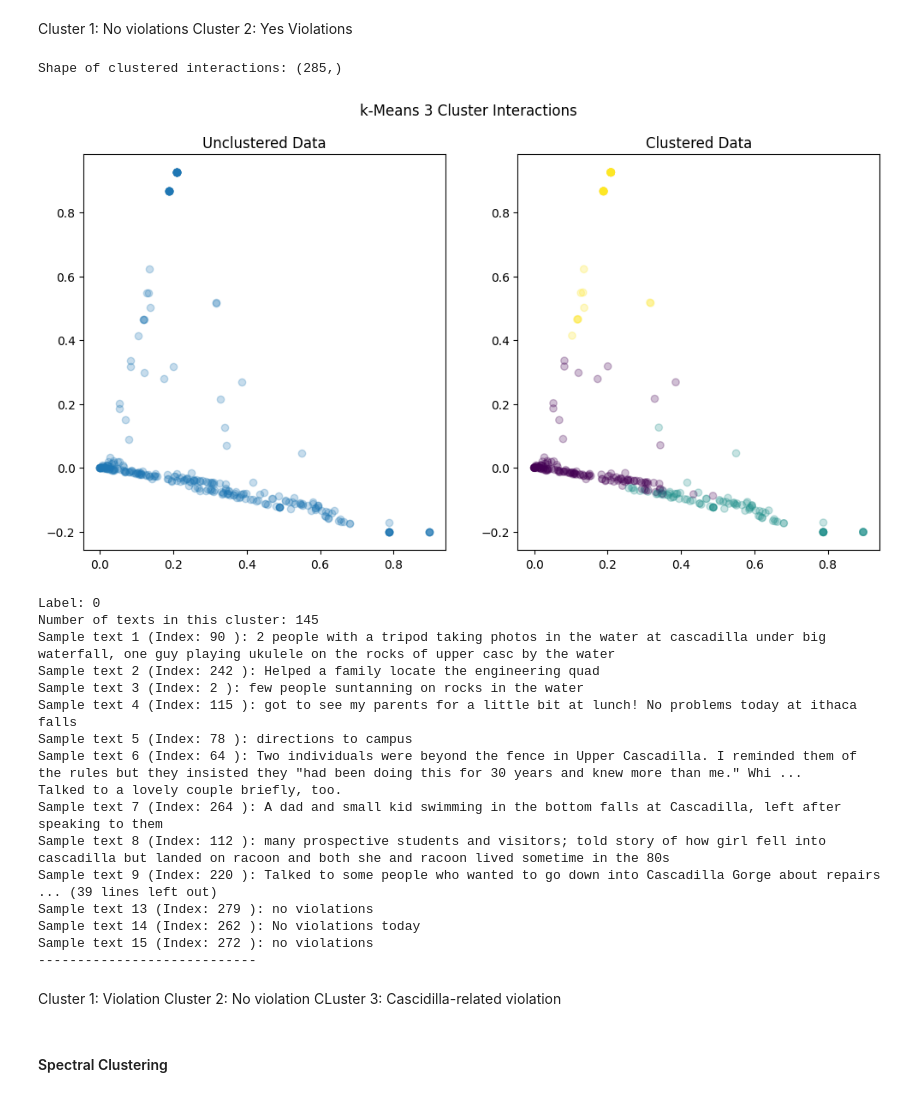
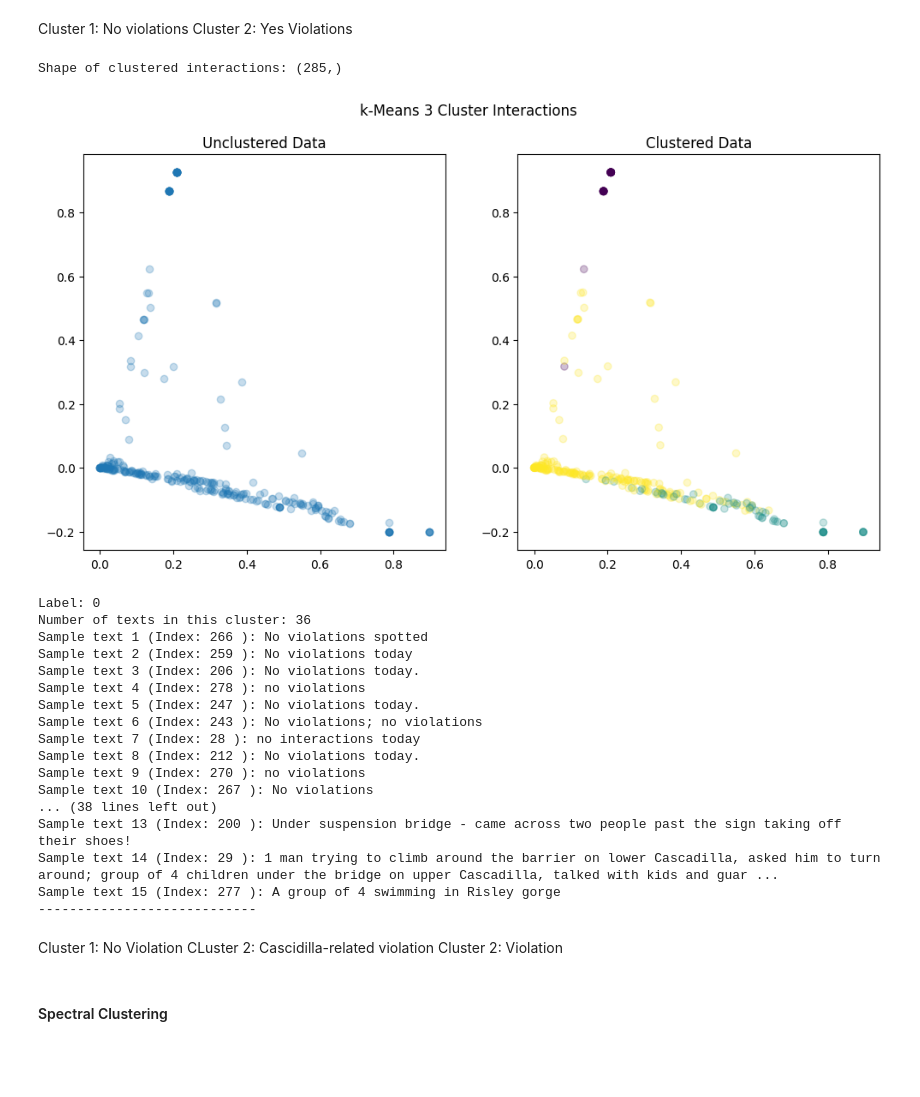
Before and after one commit to Ming-DeMers/cornell-gorges, a Jupyter notebook: Gorges_Analysis_INFO_3350_Final.ipynb, the cells around one changed output. Saved outputs shown, nothing was run; the diff lists cells and outputs as text; code cells hidden in the pictures; blank space fills up the shorter version.

```diff
--- a/Gorges_Analysis_INFO_3350_Final.ipynb
+++ b/Gorges_Analysis_INFO_3350_Final.ipynb
@@ -662,41 +666,41 @@ Cluster 2: Yes Violations
 # %%
 # k-Means clustering with n_clusters = 3
 inter = []
 for interaction in interactions_unsplit:
   inter.append(interaction['msg'])
 
 inter_vectors = tfidf_vectorizer.fit_transform(inter)
 
 
-inter_pred_3 = KMeans(n_clusters=3, n_init='auto', random_state=123).fit_predict(inter_vectors)
+inter_pred_3 = KMeans(n_clusters=3, random_state=23).fit_predict(inter_vectors)
 print("Shape of clustered interactions:", inter_pred_3.shape)
 plot_compare(inter_tokens, inter_pred_3, "k-Means 3 Cluster Interactions", alpha = 0.25)
 
 pull_samples(inter, inter_pred_3, 15)
 # %% [output]
 Shape of clustered interactions: (285,)
-[figure, old version]
+[figure, new version]
 Label: 0
-Number of texts in this cluster: 145
-Sample text 1 (Index: 90 ): 2 people with a tripod taking photos in the water at cascadilla under big waterfall, one guy playing ukulele on the rocks of upper casc by the water
-Sample text 2 (Index: 242 ): Helped a family locate the engineering quad
-Sample text 3 (Index: 2 ): few people suntanning on rocks in the water
-Sample text 4 (Index: 115 ): got to see my parents for a little bit at lunch! No problems today at ithaca falls
-Sample text 5 (Index: 78 ): directions to campus
-Sample text 6 (Index: 64 ): Two individuals were beyond the fence in Upper Cascadilla. I reminded them of the rules but they insisted they "had been doing this for 30 years and knew more than me." Whi ...
-Talked to a lovely couple briefly, too.
-Sample text 7 (Index: 264 ): A dad and small kid swimming in the bottom falls at Cascadilla, left after speaking to them
-Sample text 8 (Index: 112 ): many prospective students and visitors; told story of how girl fell into cascadilla but landed on racoon and both she and racoon lived sometime in the 80s
-Sample text 9 (Index: 220 ): Talked to some people who wanted to go down into Cascadilla Gorge about repairs
-... (39 lines left out)
-Sample text 13 (Index: 279 ): no violations
-Sample text 14 (Index: 262 ): No violations today
-Sample text 15 (Index: 272 ): no violations
+Number of texts in this cluster: 36
+Sample text 1 (Index: 266 ): No violations spotted
+Sample text 2 (Index: 259 ): No violations today
+Sample text 3 (Index: 206 ): No violations today.
+Sample text 4 (Index: 278 ): no violations
+Sample text 5 (Index: 247 ): No violations today.
+Sample text 6 (Index: 243 ): No violations; no violations
+Sample text 7 (Index: 28 ): no interactions today
+Sample text 8 (Index: 212 ): No violations today.
+Sample text 9 (Index: 270 ): no violations
+Sample text 10 (Index: 267 ): No violations
+... (38 lines left out)
+Sample text 13 (Index: 200 ): Under suspension bridge - came across two people past the sign taking off their shoes!
+Sample text 14 (Index: 29 ): 1 man trying to climb around the barrier on lower Cascadilla, asked him to turn around; group of 4 children under the bridge on upper Cascadilla, talked with kids and guar ...
+Sample text 15 (Index: 277 ): A group of 4 swimming in Risley gorge
 ----------------------------
 # %% [markdown]
-Cluster 1: Violation
-Cluster 2: No violation
-CLuster 3: Cascidilla-related violation
+Cluster 1: No Violation
+CLuster 2: Cascidilla-related violation
+Cluster 2: Violation
 # %% [markdown]
 #### Spectral Clustering
 # %%
```
Also changed, not shown: parts of 49 cells of this notebook.
